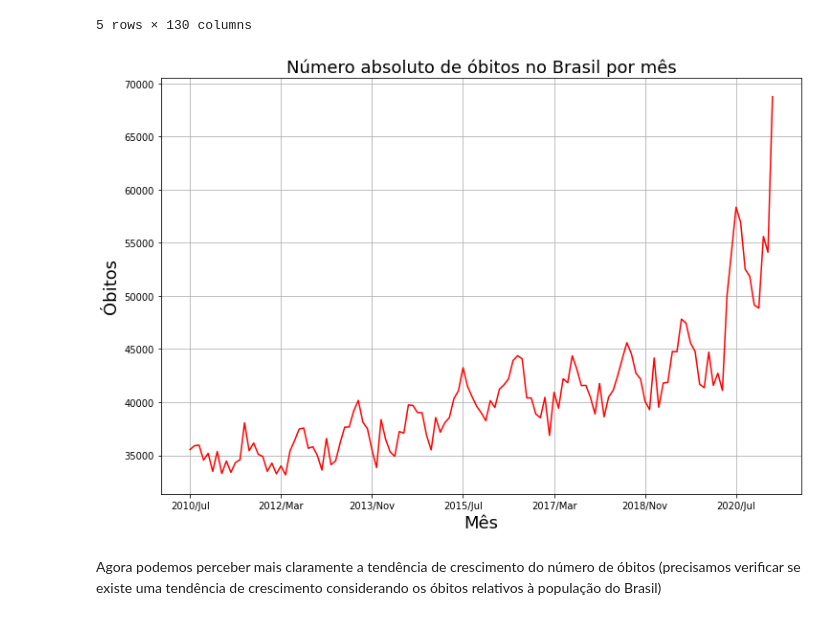
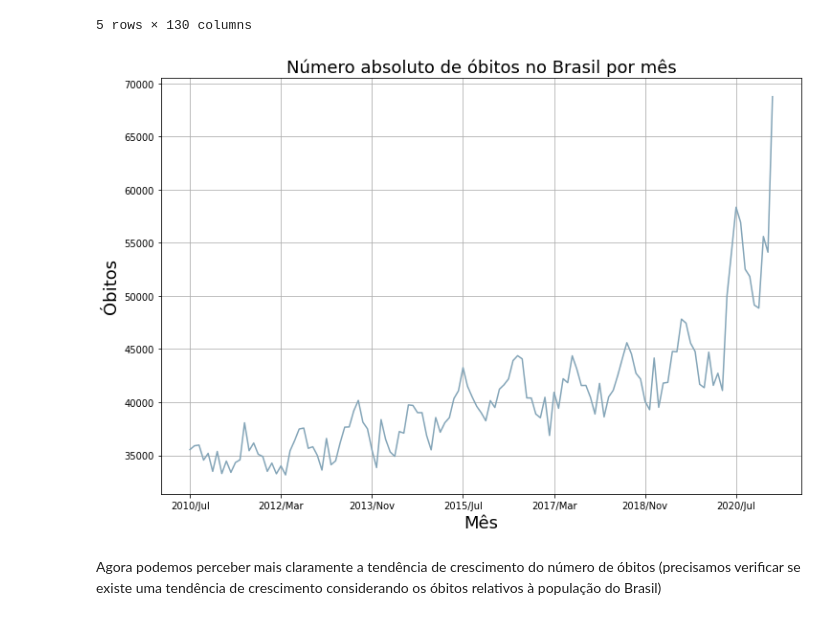
Before and after one commit to nicolas-stelatto/bootcamp_data_science_aplicada, a Jupyter notebook: Modulo_1/Desafio/Notebooks/Notebook_Desafio_Modulo01.ipynb, the cells around one changed output. Cells and saved outputs as stored; diff of their text form; code cells hidden in the pictures.

```diff
--- a/Modulo_1/Desafio/Notebooks/Notebook_Desafio_Modulo01.ipynb
+++ b/Modulo_1/Desafio/Notebooks/Notebook_Desafio_Modulo01.ipynb
@@ -126,13 +126,13 @@ dados_obitos_uf_usaveis.head()
 # %%
 dados_obitos_uf_usaveis.loc["Total"].drop("Total").plot(figsize=(12,8))
 plt.title("Número absoluto de óbitos no Brasil por mês", fontsize=18)
 plt.xlabel("Mês", fontsize=18)
 plt.ylabel("Óbitos", fontsize=18)
-plt.gca().get_lines()[0].set_color("red")
+plt.gca().get_lines()[0].set_color("#84a5b8")
 plt.grid()
 plt.show()
 # %% [output]
-[figure, old version]
+[figure, new version]
 # %% [markdown]
 Agora podemos perceber mais claramente a tendência de crescimento do número de óbitos (precisamos verificar se existe uma tendência de crescimento considerando os óbitos relativos à população do Brasil)
 # %% [markdown]
```
Also changed, not shown: parts of 5 cells of this notebook.
